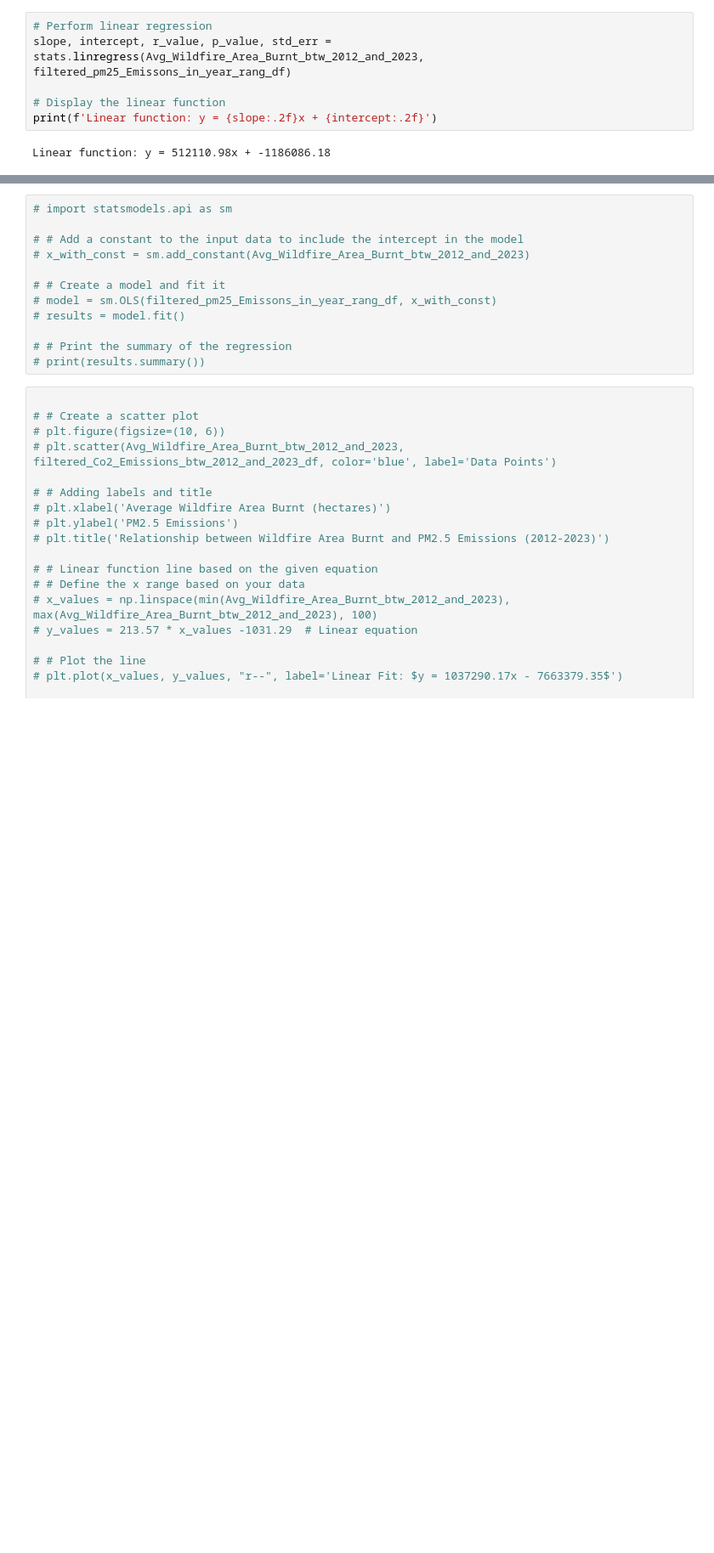
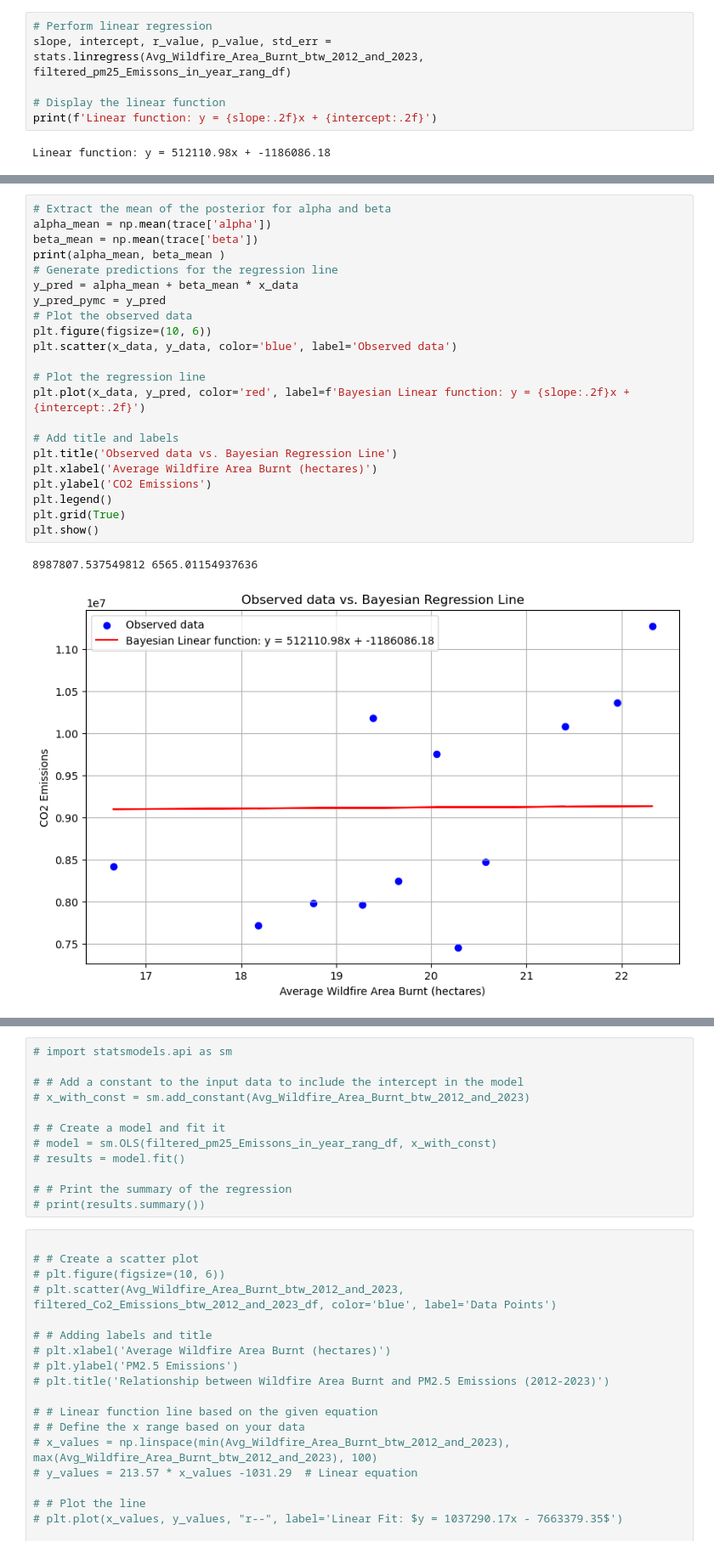
Before and after one commit to INFO6150-DataScience/wildfire-analytics-modelling, a Jupyter notebook: Wildfire_Analytics_Modeling.ipynb, the cells around one changed output, grey strips where cells are left out. Shown at 85% size. Cells and saved outputs as stored; diff of their text form; blank space fills up the shorter version.

Commit message:
relation btw area and pm2.5

```diff
--- a/Wildfire_Analytics_Modeling.ipynb
+++ b/Wildfire_Analytics_Modeling.ipynb
@@ -1114,0 +1153,25 @@ RuntimeError: Chain 2 failed.
+# %%
+# Extract the mean of the posterior for alpha and beta
+alpha_mean = np.mean(trace['alpha'])
+beta_mean = np.mean(trace['beta'])
+print(alpha_mean, beta_mean )
+# Generate predictions for the regression line
+y_pred = alpha_mean + beta_mean * x_data
+y_pred_pymc = y_pred
+# Plot the observed data
+plt.figure(figsize=(10, 6))
+plt.scatter(x_data, y_data, color='blue', label='Observed data')
+
+# Plot the regression line
+plt.plot(x_data, y_pred, color='red', label=f'Bayesian Linear function: y = {slope:.2f}x + {intercept:.2f}')
+
+# Add title and labels
+plt.title('Observed data vs. Bayesian Regression Line')
+plt.xlabel('Average Wildfire Area Burnt (hectares)')
+plt.ylabel('CO2 Emissions')
+plt.legend()
+plt.grid(True)
+plt.show()
+# %% [output]
+8987807.537549812 6565.01154937636
+[figure, added]
```
Also changed, not shown: parts of 43 cells of this notebook.
